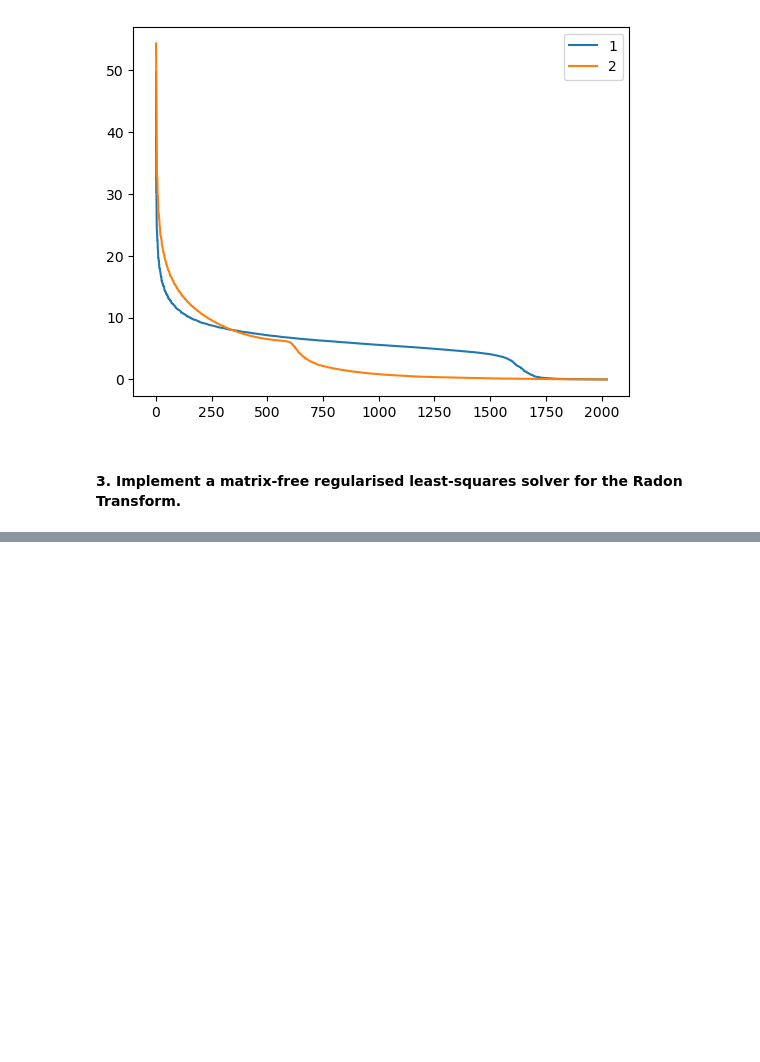
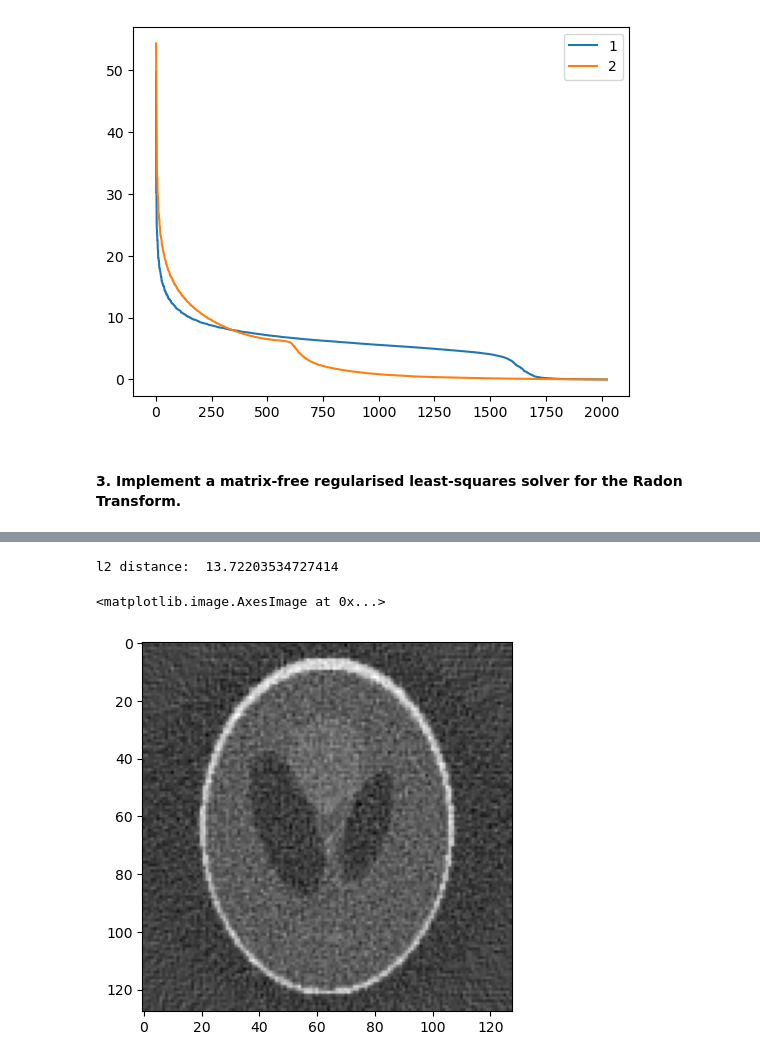
Before and after one commit to lucieniii/UCL-IPI-2022, a Jupyter notebook: ex4/ex4.ipynb, the cells around one changed output, grey strips where cells are left out. Cells and saved outputs as stored; diff of their text form; code cells hidden in the pictures; blank space fills up the shorter version.

```diff
--- a/ex4/ex4.ipynb
+++ b/ex4/ex4.ipynb
@@ -228,0 +236,8 @@ plt.legend()
+# %%
+f_rec = Radon_Back_Proj(vol_geom, g_nosiy_id, proj_id, 'FBP')
+print('l2 distance: ', np.linalg.norm(f_rec - f_true))
+plt.imshow(f_rec, cmap='gray')
+# %% [output]
+l2 distance:  13.72203534727414
+<matplotlib.image.AxesImage at 0x...>
+[figure, added]
```
Also changed, not shown: parts of 19 cells of this notebook.
